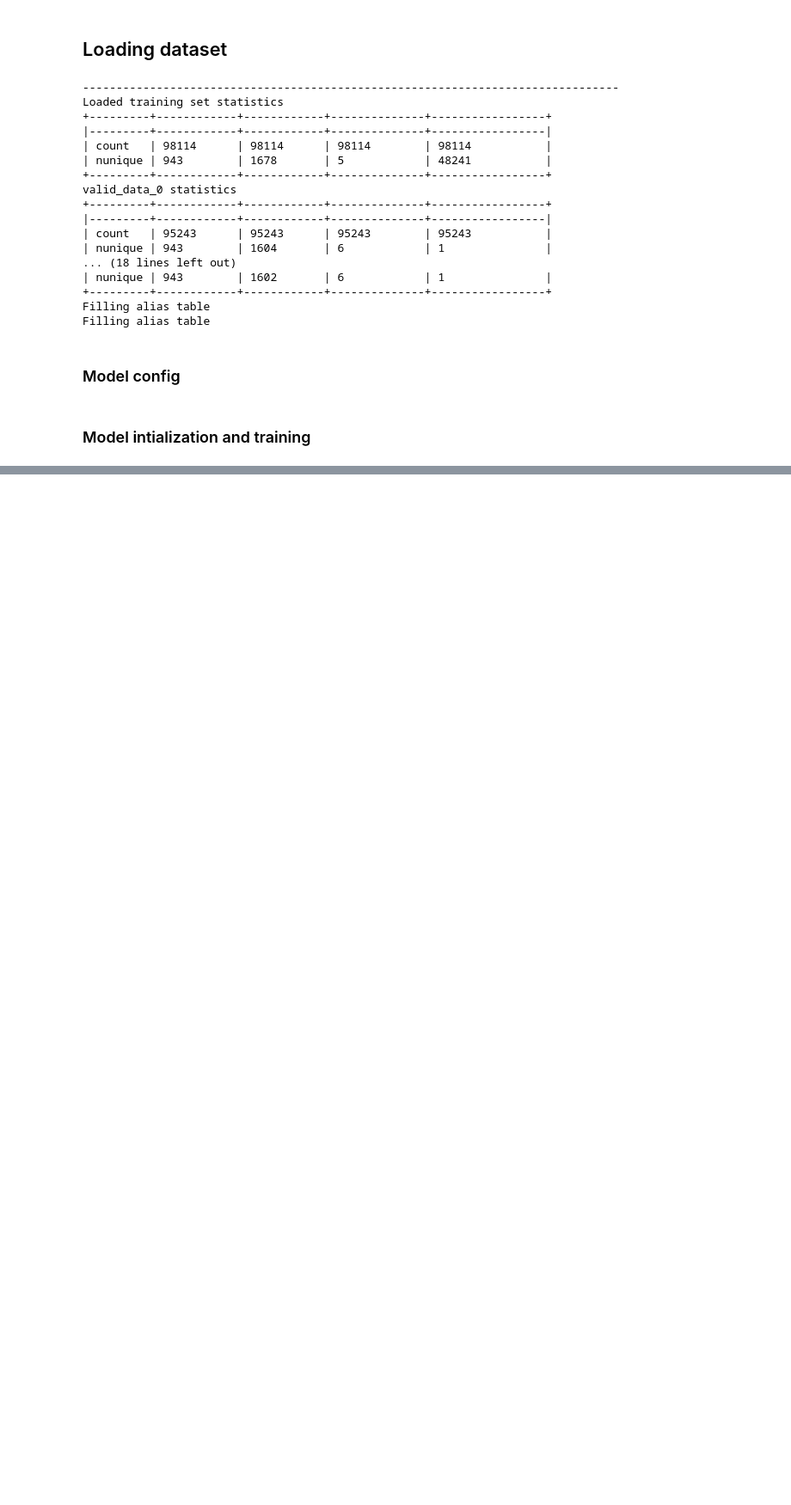
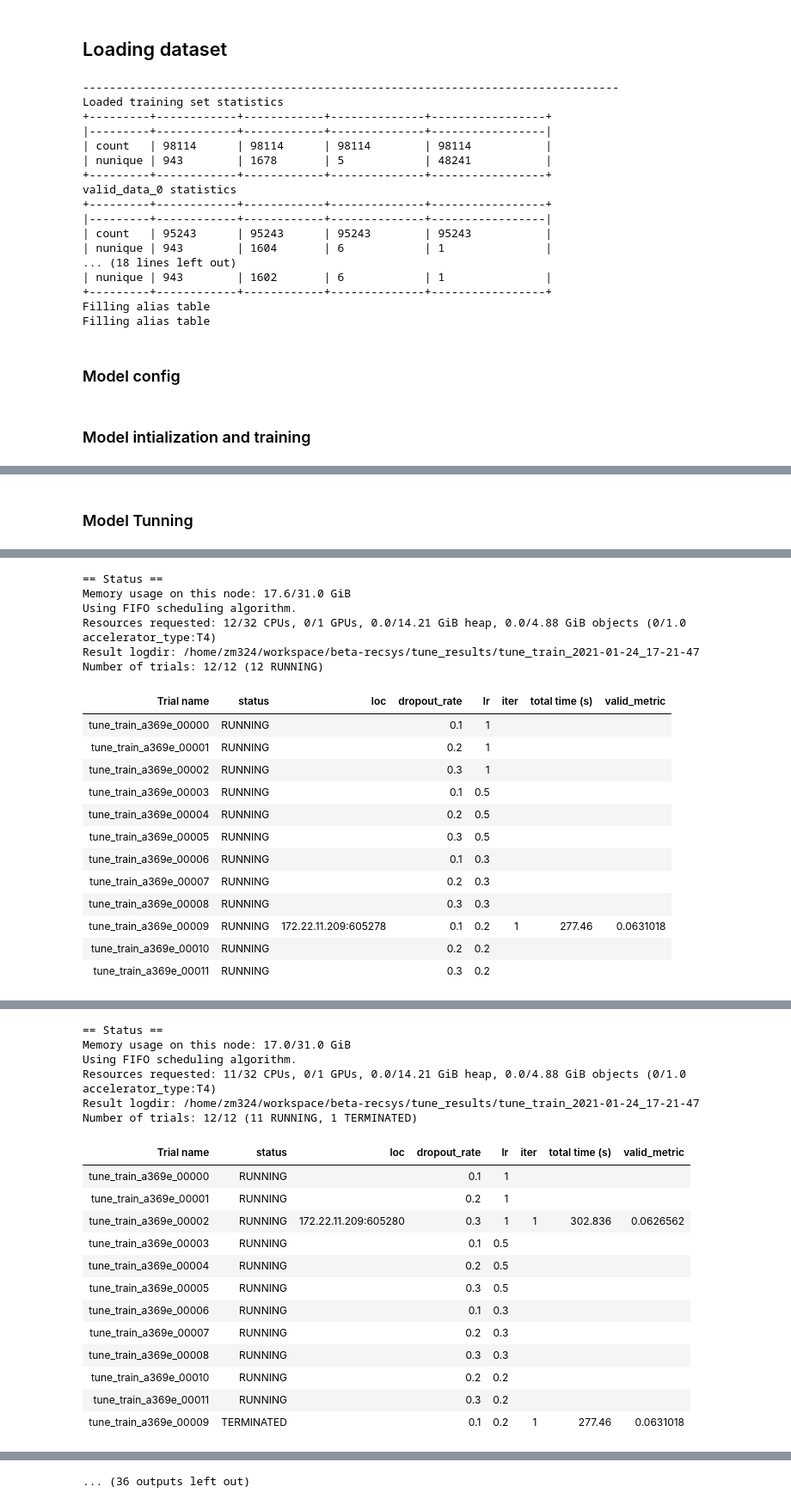
Before and after one commit to beta-team/beta-recsys, a Jupyter notebook: examples/SASRec_test.ipynb, the cells around one changed output, grey strips where cells are left out. Shown at 86% size. Saved outputs shown, nothing was run; the diff lists cells and outputs as text; code cells hidden in the pictures; blank space fills up the shorter version.

```diff
--- a/examples/SASRec_test.ipynb
+++ b/examples/SASRec_test.ipynb
@@ -42,0 +66,19 @@ model.train(data)
+# %% [markdown]
+### Model Tunning
+# %%
+from beta_rec.recommenders import SASRec
+from beta_rec.datasets.movielens import Movielens_1m,Movielens_100k
+from beta_rec.data.sequential_data import SequentialData
+
+dataset = Movielens_100k()
+split_dataset = dataset.load_leave_one_out(n_test=1)
+data = SequentialData(split_dataset)
+
+
+config = {"config_file": "./sasrec_default.json",
+          "device":"gpu",
+          "tune":True
+         }
+model = SASRec(config)
+model.train(data)
+# %% [output]
@@ -42,0 +103,19 @@ model.train(data)
+== Status ==
+Memory usage on this node: 17.6/31.0 GiB
+Using FIFO scheduling algorithm.
+Resources requested: 12/32 CPUs, 0/1 GPUs, 0.0/14.21 GiB heap, 0.0/4.88 GiB objects (0/1.0 accelerator_type:T4)
+Result logdir: /home/zm324/workspace/beta-recsys/tune_results/tune_train_2021-01-24_17-21-47
+Number of trials: 12/12 (12 RUNNING)
+| Trial name | status | loc | dropout_rate | lr | iter | total time (s) | valid_metric |
+| tune_train_a369e_00000 | RUNNING |  | 0.1 | 1 |  |  |  |
+| tune_train_a369e_00001 | RUNNING |  | 0.2 | 1 |  |  |  |
+| tune_train_a369e_00002 | RUNNING |  | 0.3 | 1 |  |  |  |
+| tune_train_a369e_00003 | RUNNING |  | 0.1 | 0.5 |  |  |  |
+| tune_train_a369e_00004 | RUNNING |  | 0.2 | 0.5 |  |  |  |
+| tune_train_a369e_00005 | RUNNING |  | 0.3 | 0.5 |  |  |  |
+| tune_train_a369e_00006 | RUNNING |  | 0.1 | 0.3 |  |  |  |
+| tune_train_a369e_00007 | RUNNING |  | 0.2 | 0.3 |  |  |  |
+| tune_train_a369e_00008 | RUNNING |  | 0.3 | 0.3 |  |  |  |
+| tune_train_a369e_00009 | RUNNING | 172.22.11.209:605278 | 0.1 | 0.2 | 1 | 277.46 | 0.0631018 |
+| tune_train_a369e_00010 | RUNNING |  | 0.2 | 0.2 |  |  |  |
+| tune_train_a369e_00011 | RUNNING |  | 0.3 | 0.2 |  |  |  |
@@ -42,0 +158,19 @@ model.train(data)
+== Status ==
+Memory usage on this node: 17.0/31.0 GiB
+Using FIFO scheduling algorithm.
+Resources requested: 11/32 CPUs, 0/1 GPUs, 0.0/14.21 GiB heap, 0.0/4.88 GiB objects (0/1.0 accelerator_type:T4)
+Result logdir: /home/zm324/workspace/beta-recsys/tune_results/tune_train_2021-01-24_17-21-47
+Number of trials: 12/12 (11 RUNNING, 1 TERMINATED)
+| Trial name | status | loc | dropout_rate | lr | iter | total time (s) | valid_metric |
+| tune_train_a369e_00000 | RUNNING |  | 0.1 | 1 |  |  |  |
+| tune_train_a369e_00001 | RUNNING |  | 0.2 | 1 |  |  |  |
+| tune_train_a369e_00002 | RUNNING | 172.22.11.209:605280 | 0.3 | 1 | 1 | 302.836 | 0.0626562 |
+| tune_train_a369e_00003 | RUNNING |  | 0.1 | 0.5 |  |  |  |
+| tune_train_a369e_00004 | RUNNING |  | 0.2 | 0.5 |  |  |  |
+| tune_train_a369e_00005 | RUNNING |  | 0.3 | 0.5 |  |  |  |
+| tune_train_a369e_00006 | RUNNING |  | 0.1 | 0.3 |  |  |  |
+| tune_train_a369e_00007 | RUNNING |  | 0.2 | 0.3 |  |  |  |
+| tune_train_a369e_00008 | RUNNING |  | 0.3 | 0.3 |  |  |  |
+| tune_train_a369e_00010 | RUNNING |  | 0.2 | 0.2 |  |  |  |
+| tune_train_a369e_00011 | RUNNING |  | 0.3 | 0.2 |  |  |  |
+| tune_train_a369e_00009 | TERMINATED |  | 0.1 | 0.2 | 1 | 277.46 | 0.0631018 |
@@ -42,0 +196 @@ model.train(data)
+... (36 outputs left out)
```
Also changed, not shown: parts of 3 cells of this notebook, 34 other files.
